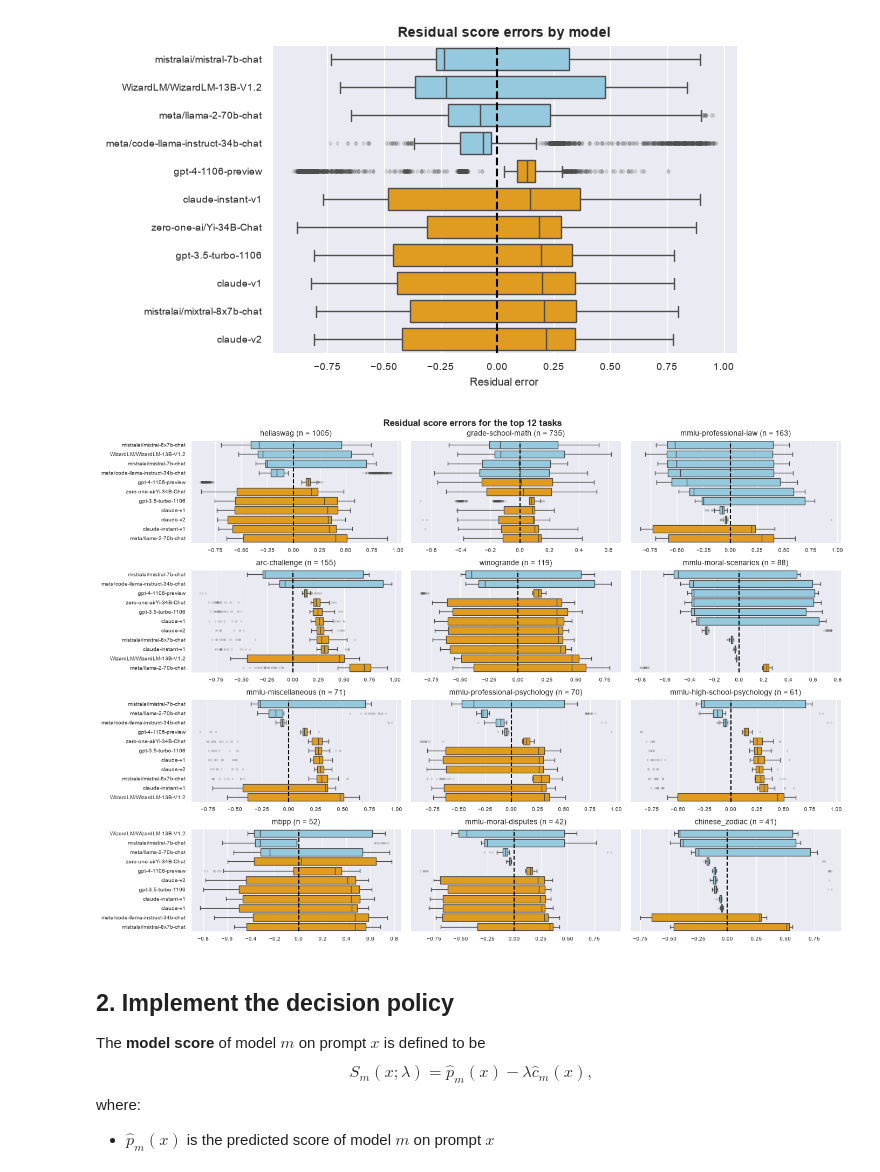
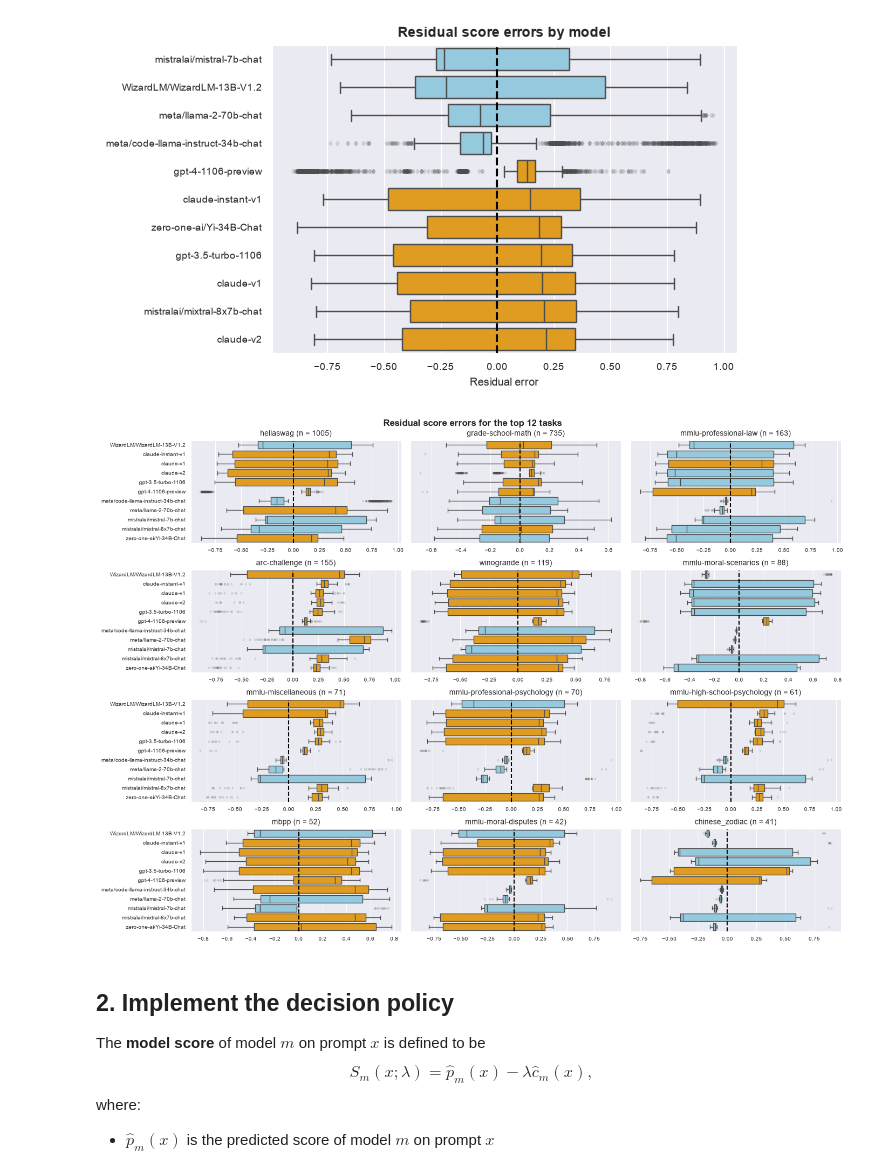
Before and after one commit to Erdos-Projects/fall-2026-right-for-less, a Jupyter notebook: 3_policy_evaluation/viz_notebook.ipynb, the cells around one changed output. Saved outputs shown, nothing was run; the diff lists cells and outputs as text; code cells hidden in the pictures.

Commit message:
bug fix and additional color for the boxplots

```diff
--- a/3_policy_evaluation/viz_notebook.ipynb
+++ b/3_policy_evaluation/viz_notebook.ipynb
@@ -89,9 +89,15 @@ index_sort = medians.sort_values().index
 sorted_residuals = residuals[index_sort]
 
 # assign colors based on the median sign
-colors = medians.map(
-    lambda r: "skyblue" if r < 0 else "orange"
-).to_dict()
+def assign_color(r):
+    if r < 0:
+        return "skyblue"
+    elif r > 0:
+        return "orange"
+    else:
+        return "gray"
+
+colors = medians.map(assign_color).to_dict()
 
 plt.figure(figsize=(6,4))
 sns.boxplot(sorted_residuals, orient='h', palette=colors,
@@ -105,42 +111,36 @@ plt.show()
 # %%
 num_tasks = 12
 tasks, _ = get_top_tasks(Q, num=num_tasks)
 tasks    = tasks.index.to_list()
 labeled_residuals = residuals.join(Q["eval_name"], how="left")
 
 fig, axs = plt.subplots(nrows=4, ncols=3, figsize=(14,10))
 axs = axs.flatten()
 
 for i in range(num_tasks):
     t = tasks[i]
     task_res = labeled_residuals[labeled_residuals["eval_name"] == t]
     task_med = task_res.iloc[:, :-1].median()
 
-    # sort by median value
-    index_sort = task_med.sort_values().index
-    sorted_res = task_res[index_sort]
-
     # assign colors based on the median sign
-    colors = task_med.map(
-        lambda r: "skyblue" if r < 0 else "orange"
-    ).to_dict()
+    colors = task_med.map(assign_color).to_dict()
 
     ax = axs[i]
-    sns.boxplot(data=sorted_res, ax=ax, orient='h', palette=colors,
+    sns.boxplot(data=task_res, ax=ax, orient='h', palette=colors,
                 fliersize=2, flierprops={"marker": "d", "alpha": 0.2},)
 
     if i % 3 != 0:
         ax.set_yticklabels([])
 
     ax.axvline(x=0, c='k', linestyle='--')
     ax.set_title(f'{t} (n = {len(task_res)})')
 
 plt.suptitle(f'Residual score errors for the top {num_tasks} tasks',
              fontsize=12, fontweight="bold")
 plt.tight_layout()
 plt.show()
 # %% [output]
-[figure, old version]
+[figure, new version]
 # %% [markdown]
 ## 2. Implement the decision policy
 
```
Also changed, not shown: parts of 1 cell of this notebook, 1 other file.
